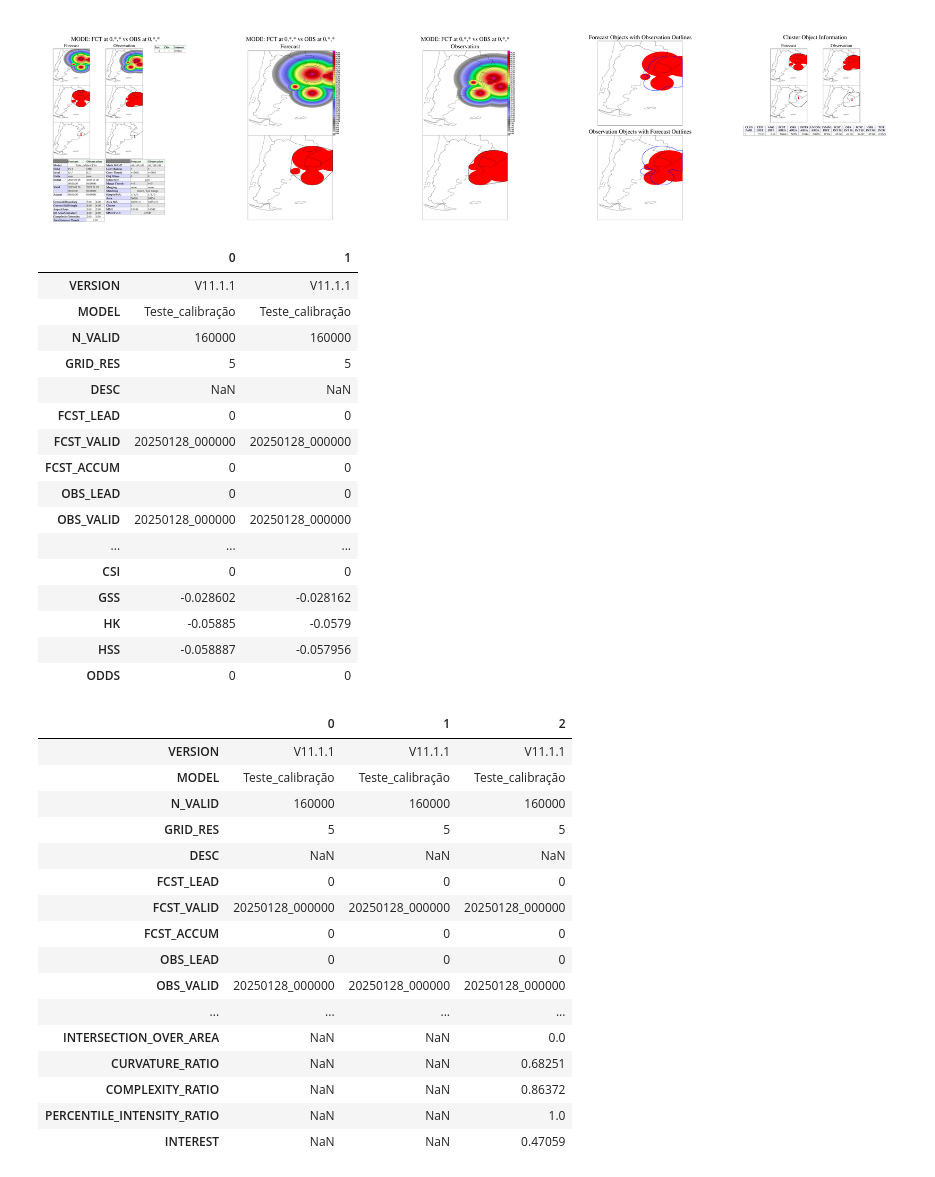
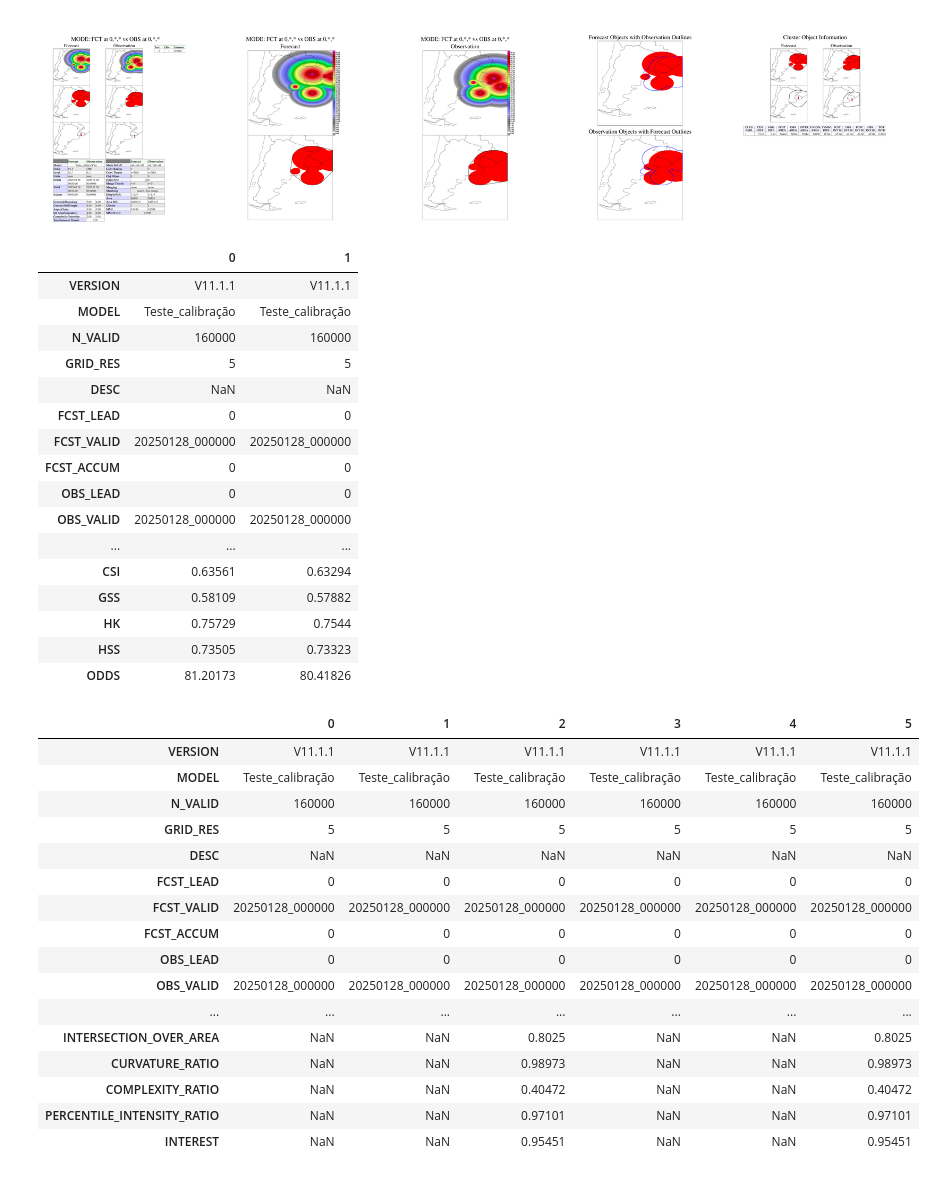
Before and after one commit to Victorrani/Introduction-to-MODE-MET, a Jupyter notebook: MODE_testes/notebook.ipynb, the cells around one changed output. Cells and saved outputs as stored; diff of their text form; code cells hidden in the pictures.

```diff
--- a/MODE_testes/notebook.ipynb
+++ b/MODE_testes/notebook.ipynb
@@ -526,7 +538,7 @@ plt.show()
 # %% [output]
 [figure]
 # %%
-files_cts_path = DIR_OUT + "mode_teste_elipses_000000L_20250128_000000V_000000A_cts.txt"
+files_cts_path = DIR_OUT + "mode_teste_000000L_20250128_000000V_000000A_cts.txt"
 df = pd.read_csv(files_cts_path, sep=r'\s+')
 df.T
 # %% [output]
@@ -542,30 +554,30 @@ df.T
 | OBS_LEAD | 0 | 0 |
 | OBS_VALID | 20250128_000000 | 20250128_000000 |
 | ... | ... | ... |
-| CSI | 0 | 0 |
-| GSS | -0.028602 | -0.028162 |
-| HK | -0.05885 | -0.0579 |
-| HSS | -0.058887 | -0.057956 |
-| ODDS | 0 | 0 |
+| CSI | 0.63561 | 0.63294 |
+| GSS | 0.58109 | 0.57882 |
+| HK | 0.75729 | 0.7544 |
+| HSS | 0.73505 | 0.73323 |
+| ODDS | 81.20173 | 80.41826 |
 # %%
-files_obj_path = DIR_OUT + "mode_teste_elipses_000000L_20250128_000000V_000000A_obj.txt"
+files_obj_path = DIR_OUT + "mode_teste_000000L_20250128_000000V_000000A_obj.txt"
 df = pd.read_csv(files_obj_path, sep=r'\s+')
 df.T
 # %% [output]
-|  | 0 | 1 | 2 |
-| VERSION | V11.1.1 | V11.1.1 | V11.1.1 |
-| MODEL | Teste_calibração | Teste_calibração | Teste_calibração |
-| N_VALID | 160000 | 160000 | 160000 |
-| GRID_RES | 5 | 5 | 5 |
-| DESC | NaN | NaN | NaN |
-| FCST_LEAD | 0 | 0 | 0 |
-| FCST_VALID | 20250128_000000 | 20250128_000000 | 20250128_000000 |
-| FCST_ACCUM | 0 | 0 | 0 |
-| OBS_LEAD | 0 | 0 | 0 |
-| OBS_VALID | 20250128_000000 | 20250128_000000 | 20250128_000000 |
-| ... | ... | ... | ... |
-| INTERSECTION_OVER_AREA | NaN | NaN | 0.0 |
-| CURVATURE_RATIO | NaN | NaN | 0.68251 |
-| COMPLEXITY_RATIO | NaN | NaN | 0.86372 |
-| PERCENTILE_INTENSITY_RATIO | NaN | NaN | 1.0 |
-| INTEREST | NaN | NaN | 0.47059 |
+|  | 0 | 1 | 2 | 3 | 4 | 5 |
+| VERSION | V11.1.1 | V11.1.1 | V11.1.1 | V11.1.1 | V11.1.1 | V11.1.1 |
+| MODEL | Teste_calibração | Teste_calibração | Teste_calibração | Teste_calibração | Teste_calibração | Teste_calibração |
+| N_VALID | 160000 | 160000 | 160000 | 160000 | 160000 | 160000 |
+| GRID_RES | 5 | 5 | 5 | 5 | 5 | 5 |
+| DESC | NaN | NaN | NaN | NaN | NaN | NaN |
+| FCST_LEAD | 0 | 0 | 0 | 0 | 0 | 0 |
+| FCST_VALID | 20250128_000000 | 20250128_000000 | 20250128_000000 | 20250128_000000 | 20250128_000000 | 20250128_000000 |
+| FCST_ACCUM | 0 | 0 | 0 | 0 | 0 | 0 |
+| OBS_LEAD | 0 | 0 | 0 | 0 | 0 | 0 |
+| OBS_VALID | 20250128_000000 | 20250128_000000 | 20250128_000000 | 20250128_000000 | 20250128_000000 | 20250128_000000 |
+| ... | ... | ... | ... | ... | ... | ... |
+| INTERSECTION_OVER_AREA | NaN | NaN | 0.8025 | NaN | NaN | 0.8025 |
+| CURVATURE_RATIO | NaN | NaN | 0.98973 | NaN | NaN | 0.98973 |
+| COMPLEXITY_RATIO | NaN | NaN | 0.40472 | NaN | NaN | 0.40472 |
+| PERCENTILE_INTENSITY_RATIO | NaN | NaN | 0.97101 | NaN | NaN | 0.97101 |
+| INTEREST | NaN | NaN | 0.95451 | NaN | NaN | 0.95451 |
```
Also changed, not shown: parts of 8 cells of this notebook, 8 other files.
